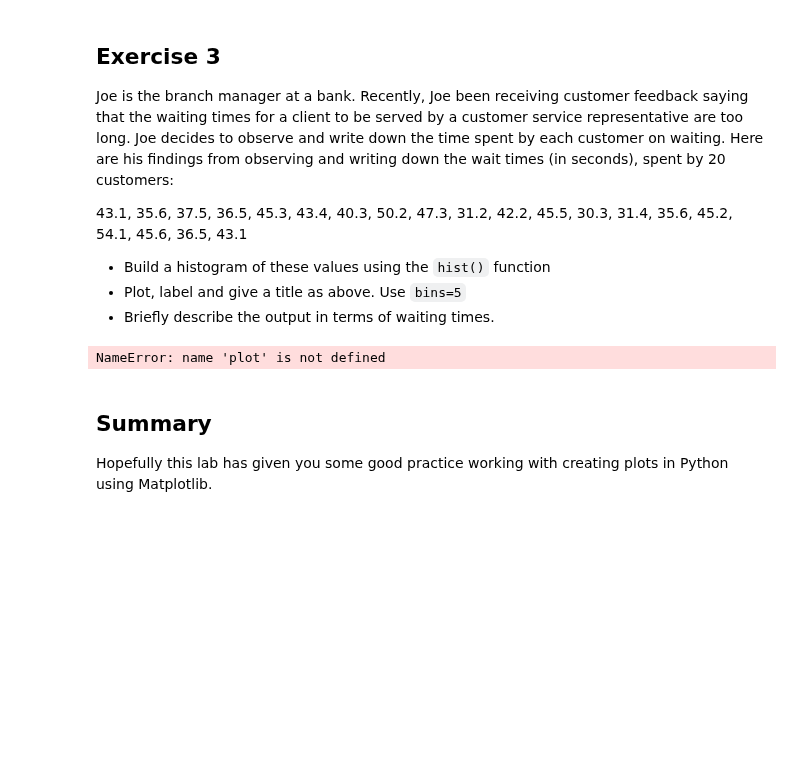
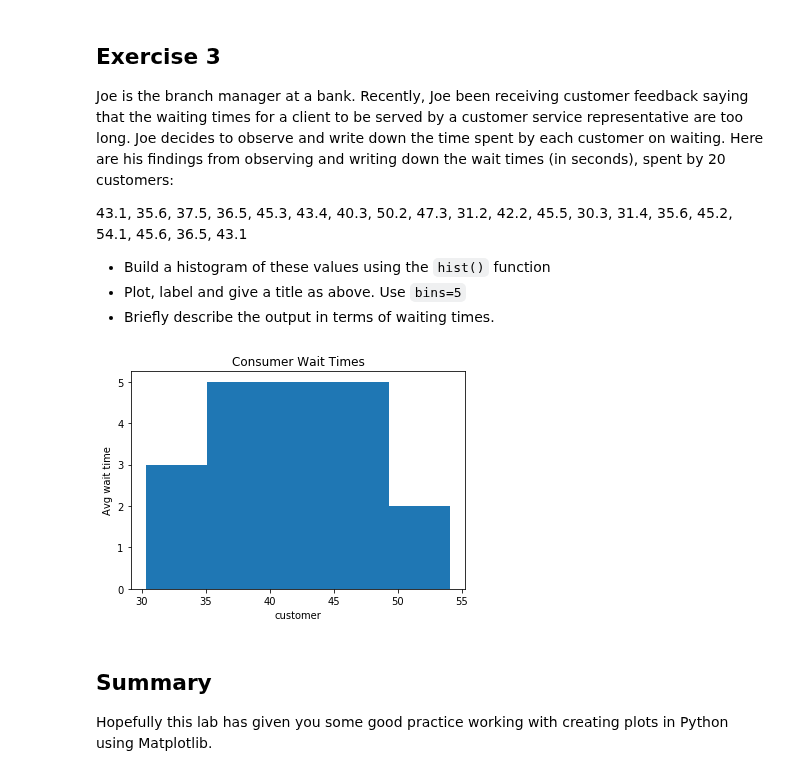
Before and after one commit to DIGITALFRANK/dsc-data-viz-lab-nyc-ds-career-042219, a Jupyter notebook: index.ipynb, the cells around one changed output. Cells and saved outputs as stored; diff of their text form; code cells hidden in the pictures; blank space fills up the shorter version.

```diff
--- a/index.ipynb
+++ b/index.ipynb
@@ -98,16 +98,16 @@ Joe is the branch manager at a bank. Recently, Joe been receiving customer feedb
 # %%
 x = [43.1, 35.6, 37.5, 36.5, 45.3, 43.4, 40.3, 50.2, 47.3, 31.2, 42.2, 45.5, 30.3, 31.4, 35.6, 45.2, 54.1, 45.6, 36.5, 43.1]
 
 #Plot the distogram with hist() function
-plot.hist(x, bins = 5)
+plt.hist(x, bins = 5)
 
 # Label, give title and show the plot
 plt.xlabel('customer')
 plt.ylabel('Avg wait time')
 plt.title('Consumer Wait Times')
 plt.show()
 # %% [output]
-NameError: name 'plot' is not defined
+[figure, added]
 # %% [markdown]
 ## Summary
 
```
